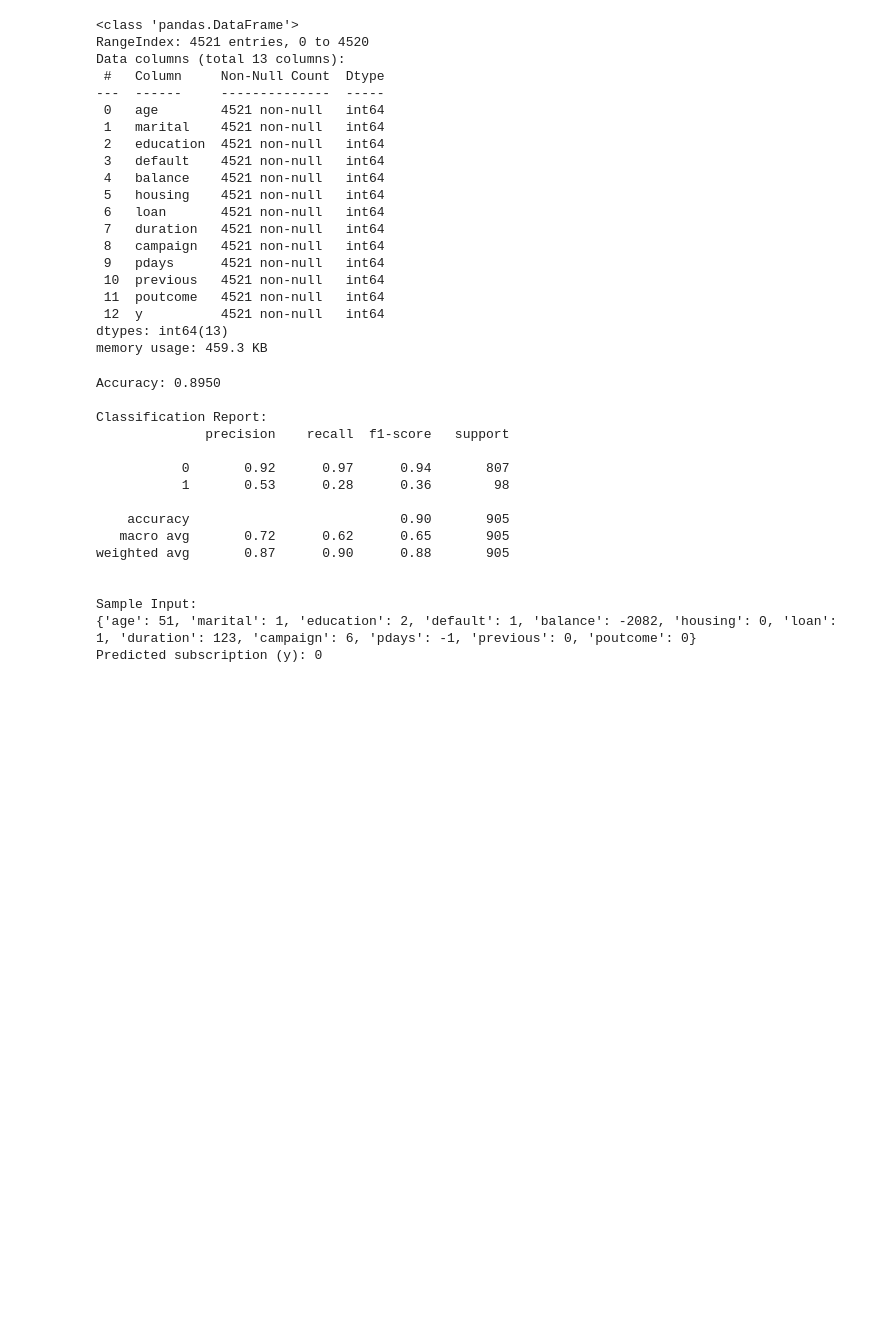
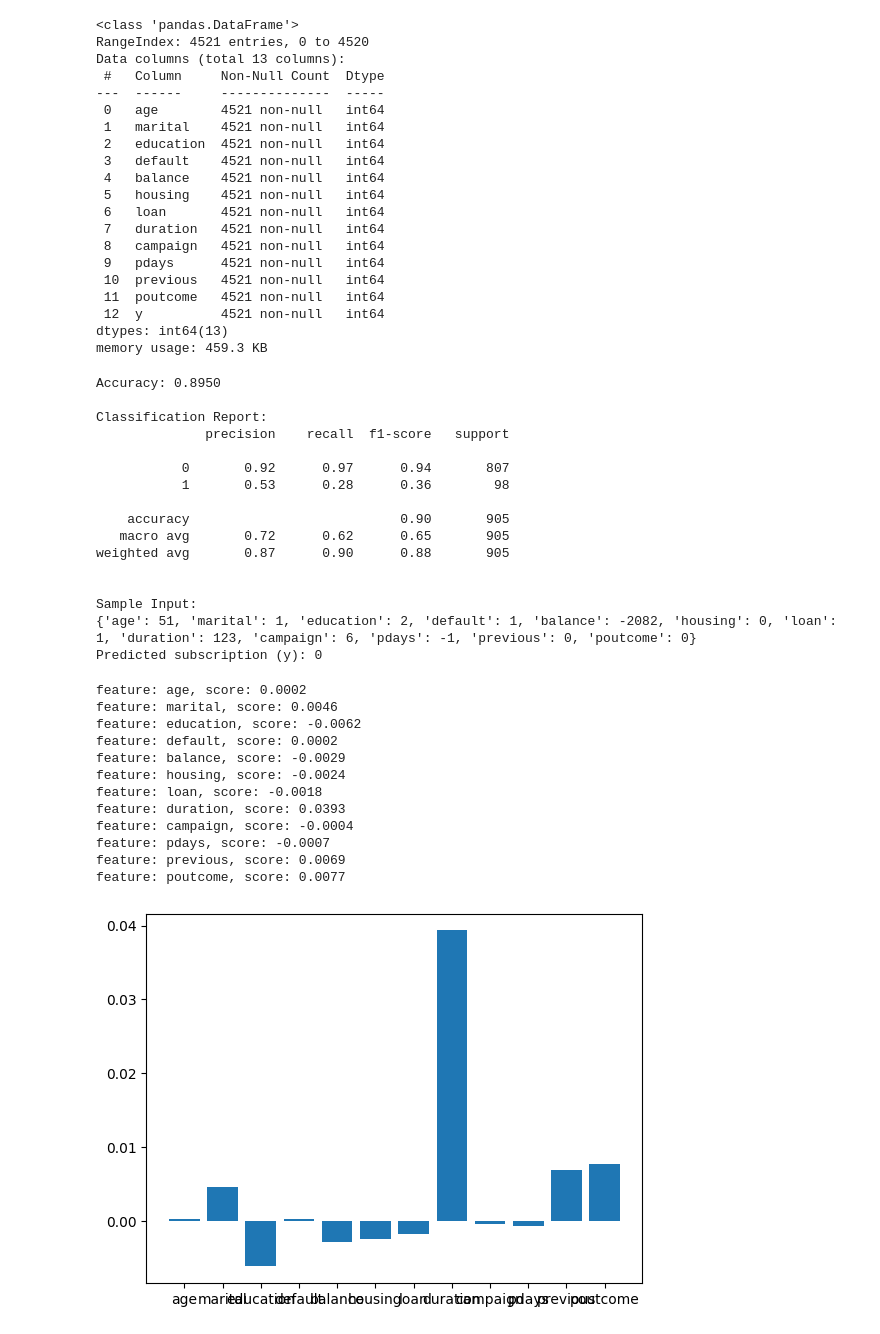
Before and after one commit to zinnew/bachelor, a Jupyter notebook: ml.ipynb, the cells around one changed output. Drawn from its saved outputs; the diff is of its cells as text; code cells hidden in the pictures; blank space fills up the shorter version.

Commit message:
permutation feature importance

```diff
--- a/ml.ipynb
+++ b/ml.ipynb
@@ -210,6 +210,31 @@ weighted avg       0.87      0.90      0.88       905
 Sample Input:
 {'age': 51, 'marital': 1, 'education': 2, 'default': 1, 'balance': -2082, 'housing': 0, 'loan': 1, 'duration': 123, 'campaign': 6, 'pdays': -1, 'previous': 0, 'poutcome': 0}
 Predicted subscription (y): 0
+# %%
+#permutation feature importance
+from sklearn.inspection import permutation_importance
+
+results = permutation_importance(rf_classifier, X_test, y_test, scoring='accuracy')
+for i, v in enumerate(results.importances_mean):
+    print(f'feature: {X.columns[i]}, score: {v:.4f}')
+
+#visualize feature importance
+plt.bar([X.columns[i] for i in range(len(results.importances_mean))], results.importances_mean)
+plt.show()
+# %% [output]
+feature: age, score: 0.0002
+feature: marital, score: 0.0046
+feature: education, score: -0.0062
+feature: default, score: 0.0002
+feature: balance, score: -0.0029
+feature: housing, score: -0.0024
+feature: loan, score: -0.0018
+feature: duration, score: 0.0393
+feature: campaign, score: -0.0004
+feature: pdays, score: -0.0007
+feature: previous, score: 0.0069
+feature: poutcome, score: 0.0077
+[figure, added]
 # %%
 #implementing binomial logistic regression
 from sklearn.linear_model import LogisticRegression
```
Also changed, not shown: parts of 2 cells of this notebook, 1 other file.
